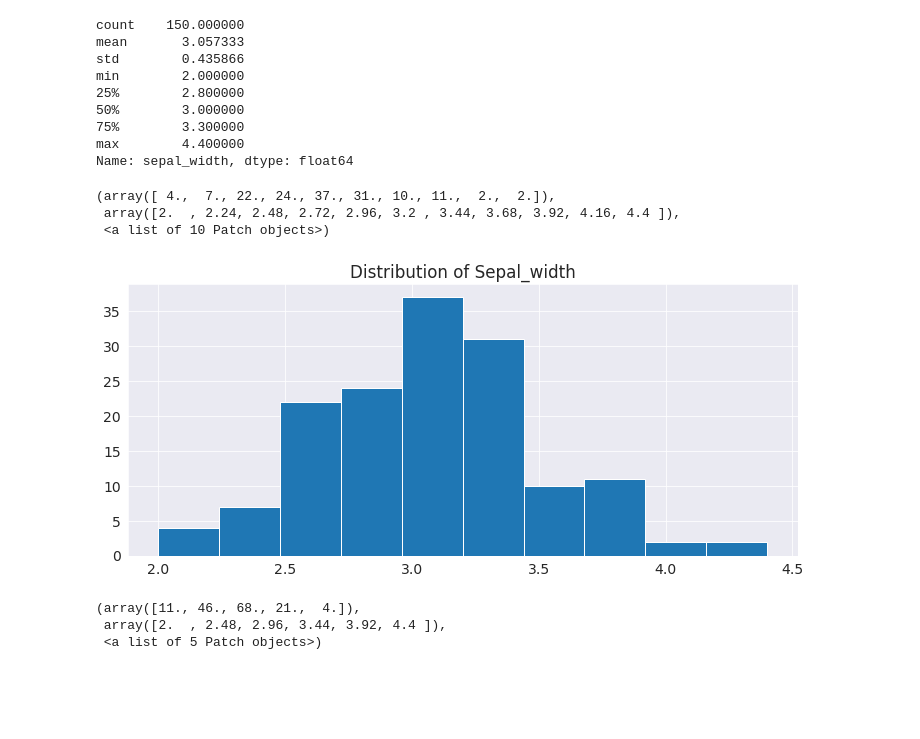
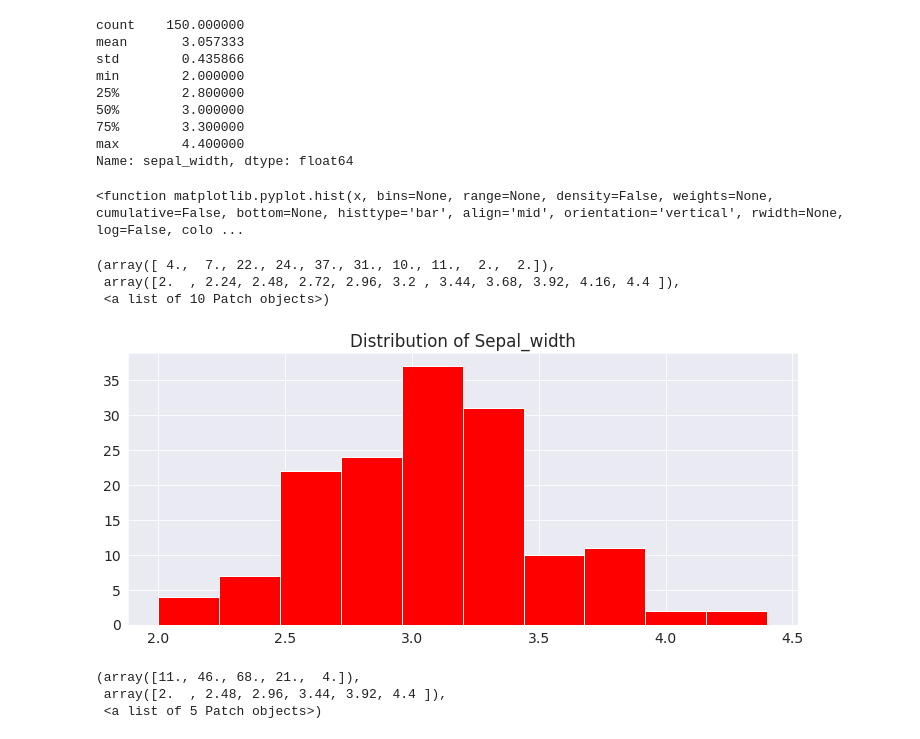
Before and after one commit to Mileye22/Mileye22, a Jupyter notebook: VisualizationTech.ipynb, the cells around one changed output. Cells and saved outputs as stored; diff of their text form; code cells hidden in the pictures; blank space fills up the shorter version.

```diff
--- a/VisualizationTech.ipynb
+++ b/VisualizationTech.ipynb
@@ -371,3 +367,5 @@ import matplotlib
 matplotlib.rcParams['font.size'] = 14
 matplotlib.rcParams['figure.figsize'] = (12,5)
 matplotlib.rcParams['figure.facecolor'] = '#ffffff'
+# %%
+matplotlib.rcParams
@@ -458,17 +484,21 @@ min        2.000000
 75%        3.300000
 max        4.400000
 Name: sepal_width, dtype: float64
+# %%
+plt.hist
+# %% [output]
+<function matplotlib.pyplot.hist(x, bins=None, range=None, density=False, weights=None, cumulative=False, bottom=None, histtype='bar', align='mid', orientation='vertical', rwidth=None, log=False, colo ...
 # %%
 plt.title('Distribution of Sepal_width')
-plt.hist(nw.sepal_width)
+plt.hist(nw.sepal_width, color= 'r')
   #plt.hist(nw.sepal_length)
   #plt.hist(nw.petal_width)
   #plt.hist(nw.petal_length)
 # %% [output]
 (array([ 4.,  7., 22., 24., 37., 31., 10., 11.,  2.,  2.]),
  array([2.  , 2.24, 2.48, 2.72, 2.96, 3.2 , 3.44, 3.68, 3.92, 4.16, 4.4 ]),
  <a list of 10 Patch objects>)
-[figure, old version]
+[figure, new version]
 # %%
 plt.hist(nw.sepal_width, bins = 5)
 # %% [output]
```
Also changed, not shown: parts of 49 cells of this notebook.
